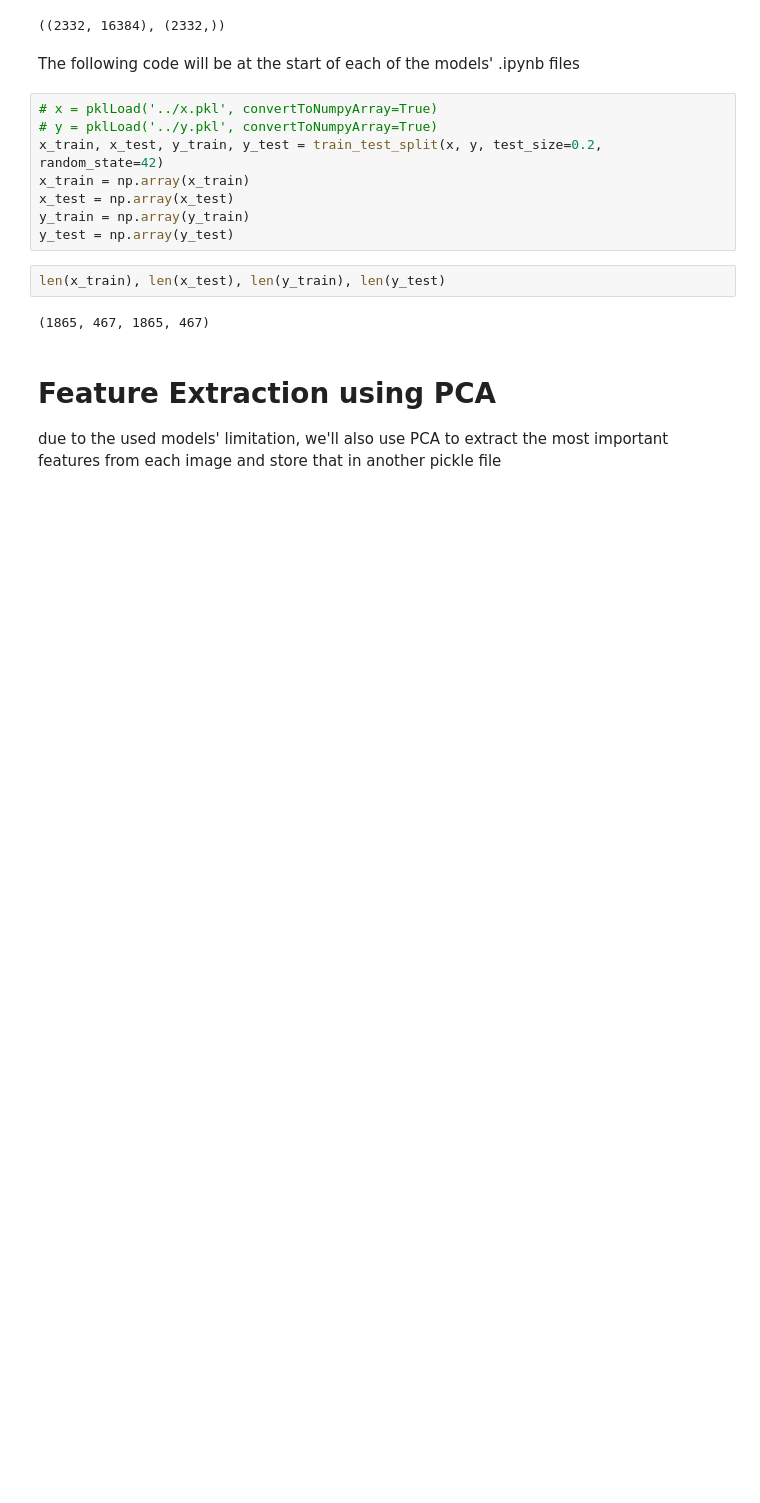
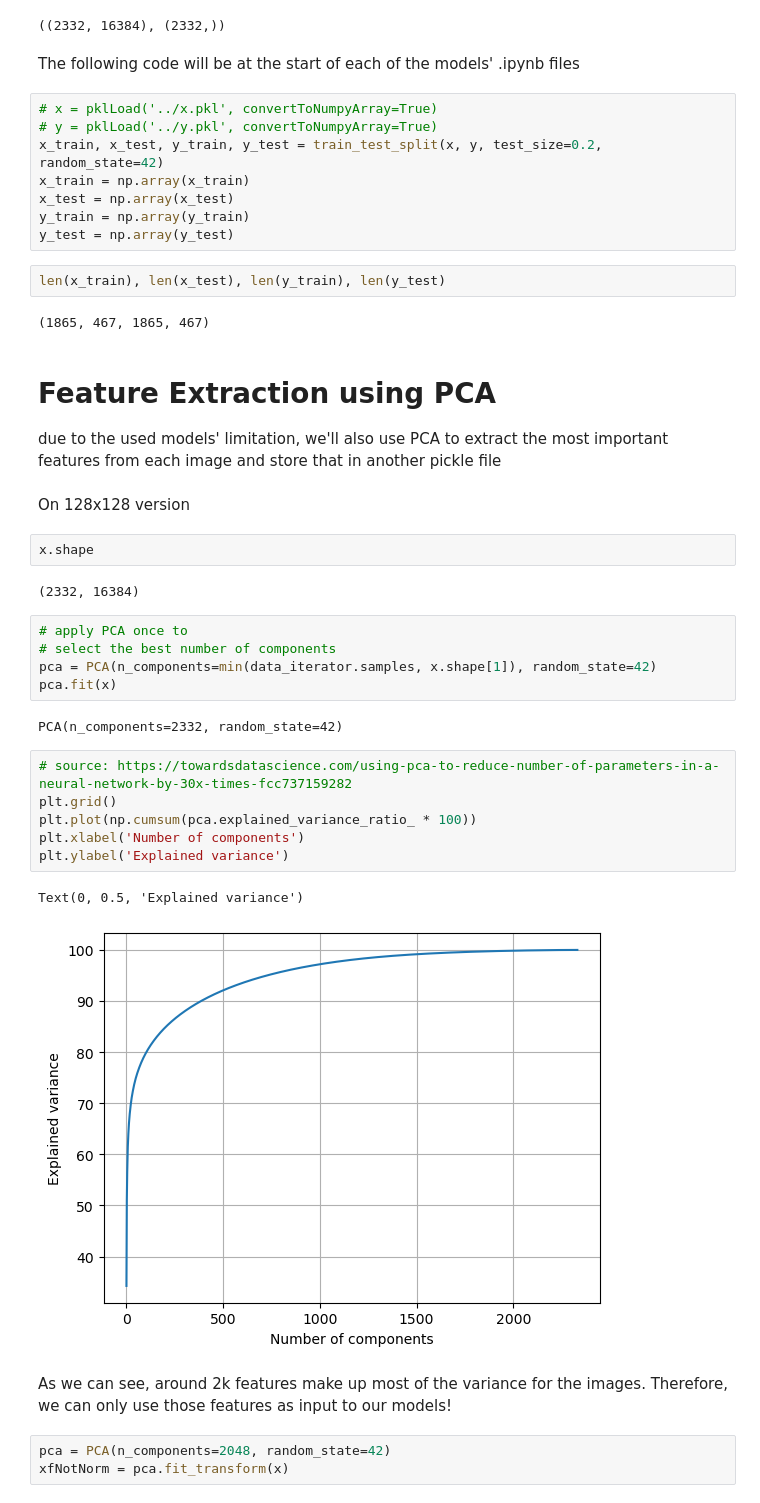
Before and after one commit to OdyAsh/DBN-HF-MLP-Models, a Jupyter notebook: pre-processing.ipynb, the cells around one changed output. Saved outputs shown, nothing was run; the diff lists cells and outputs as text; blank space fills up the shorter version.

Commit message:
initial feature extraction done. to do: try again with 64x64, and screenshot results of previous dbn model, and try 1st dbn model again

```diff
--- a/pre-processing.ipynb
+++ b/pre-processing.ipynb
@@ -218,3 +220,30 @@ len(x_train), len(x_test), len(y_train), len(y_test)
 # %% [markdown]
 # Feature Extraction using PCA
 due to the used models' limitation, we'll also use PCA to extract the most important features from each image and store that in another pickle file
+# %% [markdown]
+On 128x128 version
+# %%
+x.shape
+# %% [output]
+(2332, 16384)
+# %%
+# apply PCA once to
+# select the best number of components
+pca = PCA(n_components=min(data_iterator.samples, x.shape[1]), random_state=42)
+pca.fit(x)
+# %% [output]
+PCA(n_components=2332, random_state=42)
+# %%
+# source: https://towardsdatascience.com/using-pca-to-reduce-number-of-parameters-in-a-neural-network-by-30x-times-fcc737159282
+plt.grid()
+plt.plot(np.cumsum(pca.explained_variance_ratio_ * 100))
+plt.xlabel('Number of components')
+plt.ylabel('Explained variance')
+# %% [output]
+Text(0, 0.5, 'Explained variance')
+[figure, added]
+# %% [markdown]
+As we can see, around 2k features make up most of the variance for the images. Therefore, we can only use those features as input to our models!
+# %%
+pca = PCA(n_components=2048, random_state=42)
+xfNotNorm = pca.fit_transform(x)
```
Also changed, not shown: parts of 12 cells of this notebook, 3 other files.
